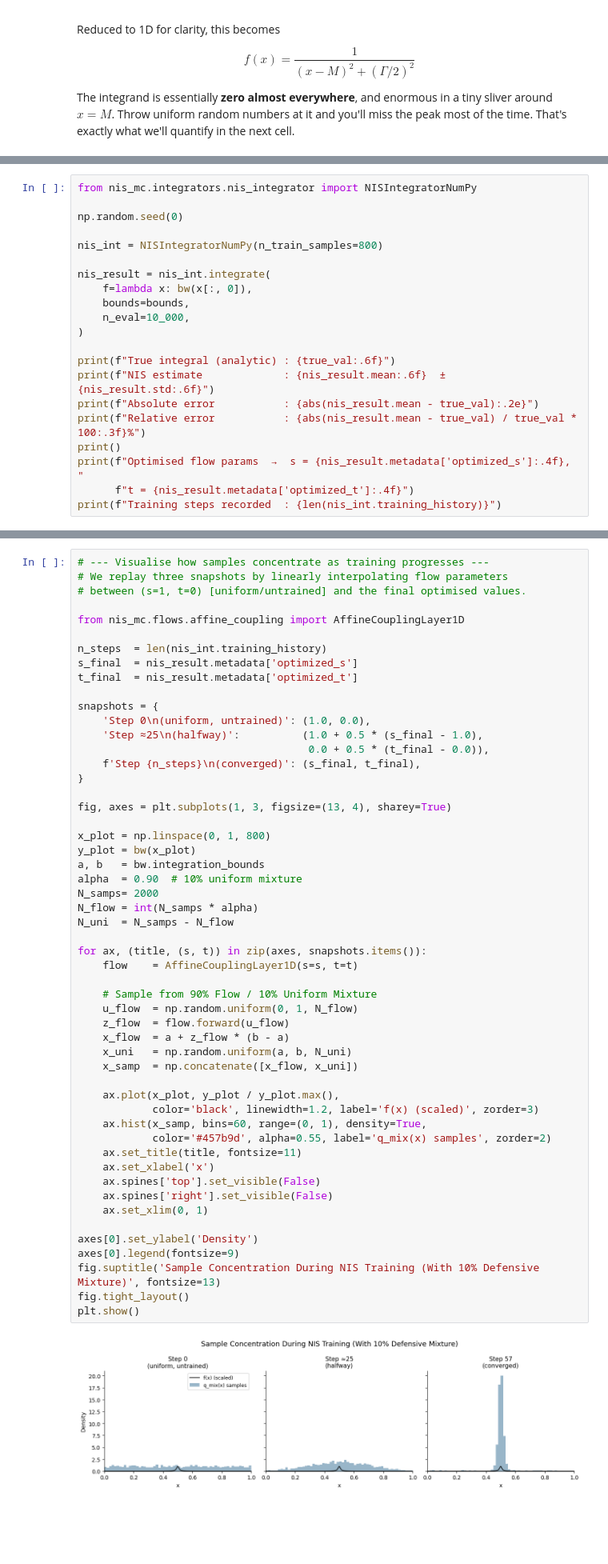
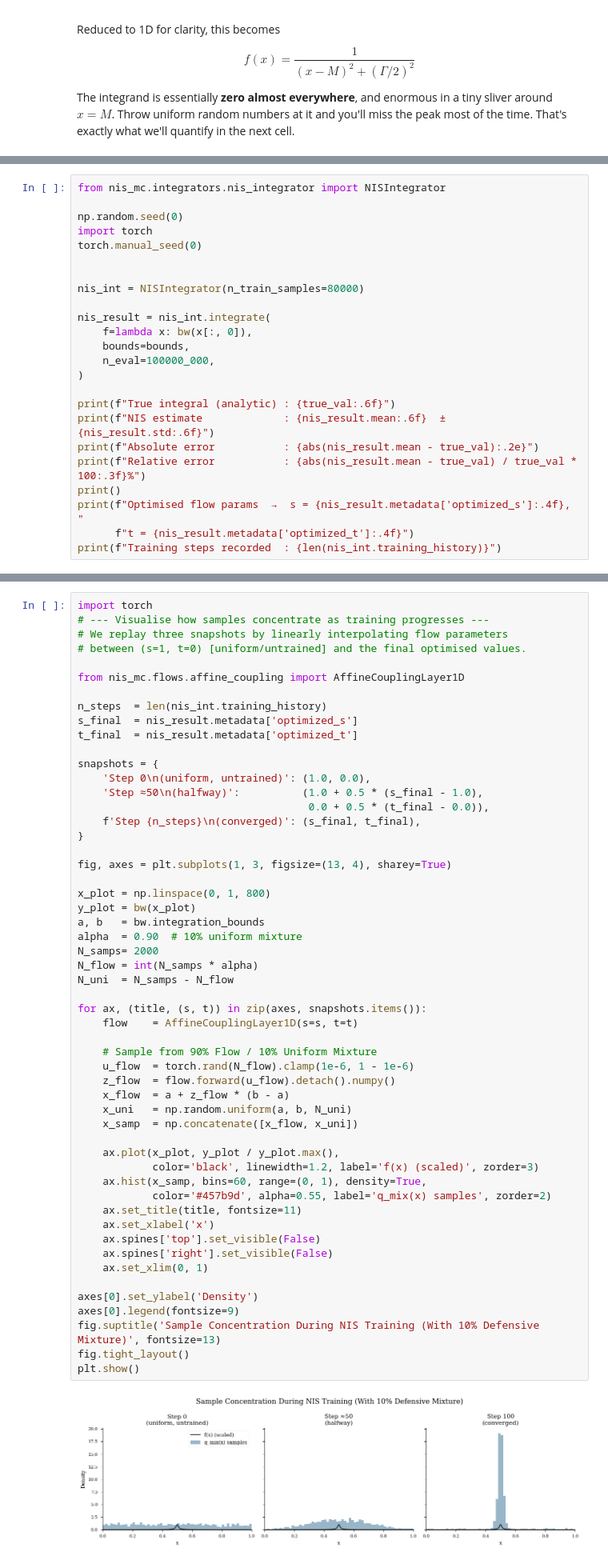
Before and after one commit to joelgog/nis-mc, a Jupyter notebook: notebooks/01_intro_breit_wigner.ipynb, the cells around one changed output, grey strips where cells are left out. Shown at 80% size. Cells and saved outputs as stored; diff of their text form; blank space fills up the shorter version.

Commit message:
Migrate NIS integrator to PyTorch and fix autograd path

```diff
--- a/notebooks/01_intro_breit_wigner.ipynb
+++ b/notebooks/01_intro_breit_wigner.ipynb
@@ -197,16 +197,19 @@ with parameters $(s, t)$ found by `scipy.optimize.minimize`.
 
 > **Defensive Importance Sampling**: The Breit-Wigner peak has heavy polynomial tails ($1/x^2$), while our 2-parameter neural layer produces thin exponential tails ($e^{-|x|}$). If we blindly used $q_\theta(x)$, samples in the tails would have massive weights $f(x)/q(x)$, causing huge variance! We solve this by adding a **10% uniform background** to the proposal density $q(x) = 0.9\,q_\theta(x) + 0.1\,\text{Uniform}(x)$. This guarantees $q(x)$ never drops below $0.1$ and the variance stays bounded.
 # %%
-from nis_mc.integrators.nis_integrator import NISIntegratorNumPy
+from nis_mc.integrators.nis_integrator import NISIntegrator
 
 np.random.seed(0)
+import torch
+torch.manual_seed(0)
 
-nis_int = NISIntegratorNumPy(n_train_samples=800)
+
+nis_int = NISIntegrator(n_train_samples=80000)
 
 nis_result = nis_int.integrate(
     f=lambda x: bw(x[:, 0]),
     bounds=bounds,
-    n_eval=10_000,
+    n_eval=100000_000,
 )
 
 print(f"True integral (analytic) : {true_val:.6f}")
@@ -250,5 +253,6 @@ Final loss   : -5.7037
 The loss should decrease and plateau as the flow locks onto the peak.
 # %%
+import torch
 # --- Visualise how samples concentrate as training progresses ---
 # We replay three snapshots by linearly interpolating flow parameters
 # between (s=1, t=0) [uniform/untrained] and the final optimised values.
@@ -261,7 +265,7 @@ t_final  = nis_result.metadata['optimized_t']
 
 snapshots = {
     'Step 0\n(uniform, untrained)': (1.0, 0.0),
-    'Step ≈25\n(halfway)':          (1.0 + 0.5 * (s_final - 1.0),
+    'Step ≈50\n(halfway)':          (1.0 + 0.5 * (s_final - 1.0),
                                      0.0 + 0.5 * (t_final - 0.0)),
     f'Step {n_steps}\n(converged)': (s_final, t_final),
 }
@@ -273,36 +277,36 @@ y_plot = bw(x_plot)
 a, b   = bw.integration_bounds
 alpha  = 0.90  # 10% uniform mixture
 N_samps= 2000
 N_flow = int(N_samps * alpha)
 N_uni  = N_samps - N_flow
 
 for ax, (title, (s, t)) in zip(axes, snapshots.items()):
     flow    = AffineCouplingLayer1D(s=s, t=t)
 
     # Sample from 90% Flow / 10% Uniform Mixture
-    u_flow  = np.random.uniform(0, 1, N_flow)
-    z_flow  = flow.forward(u_flow)
+    u_flow  = torch.rand(N_flow).clamp(1e-6, 1 - 1e-6)
+    z_flow  = flow.forward(u_flow).detach().numpy()
     x_flow  = a + z_flow * (b - a)
     x_uni   = np.random.uniform(a, b, N_uni)
     x_samp  = np.concatenate([x_flow, x_uni])
 
     ax.plot(x_plot, y_plot / y_plot.max(),
             color='black', linewidth=1.2, label='f(x) (scaled)', zorder=3)
     ax.hist(x_samp, bins=60, range=(0, 1), density=True,
             color='#457b9d', alpha=0.55, label='q_mix(x) samples', zorder=2)
     ax.set_title(title, fontsize=11)
     ax.set_xlabel('x')
     ax.spines['top'].set_visible(False)
     ax.spines['right'].set_visible(False)
     ax.set_xlim(0, 1)
 
 axes[0].set_ylabel('Density')
 axes[0].legend(fontsize=9)
 fig.suptitle('Sample Concentration During NIS Training (With 10% Defensive Mixture)', fontsize=13)
 fig.tight_layout()
 plt.show()
 # %% [output]
-[figure, old version]
+[figure, new version]
 # %% [markdown]
 ---
 
```
Also changed, not shown: parts of 5 cells of this notebook, 4 other files.
